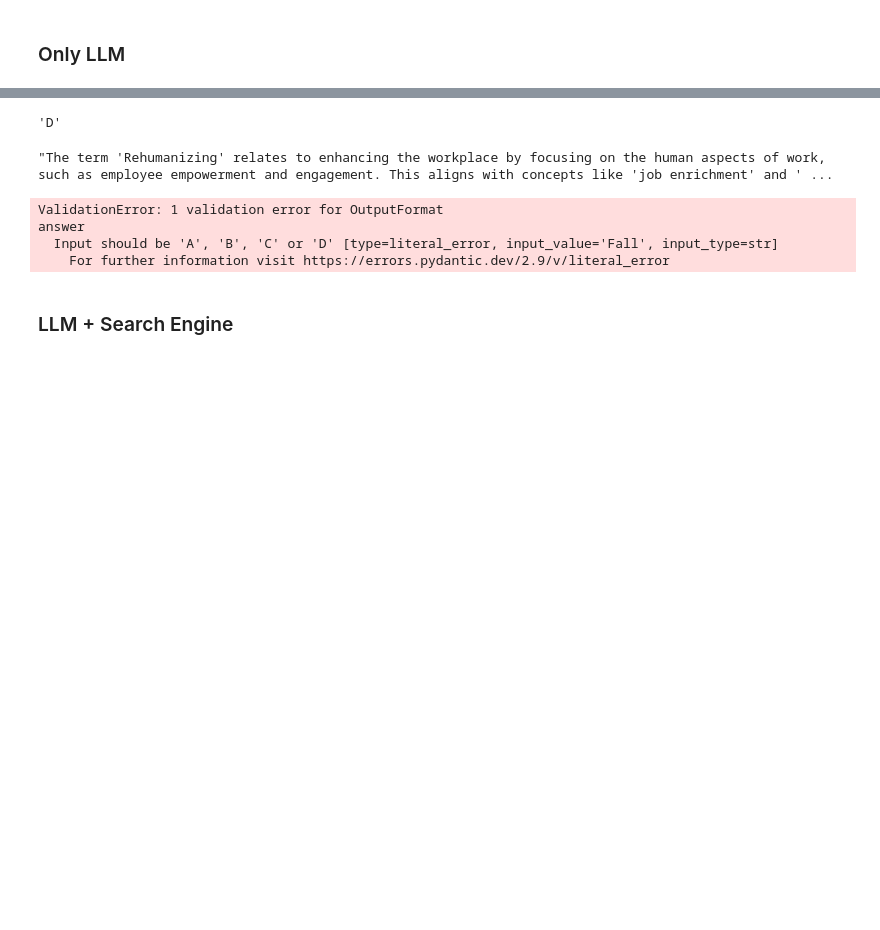
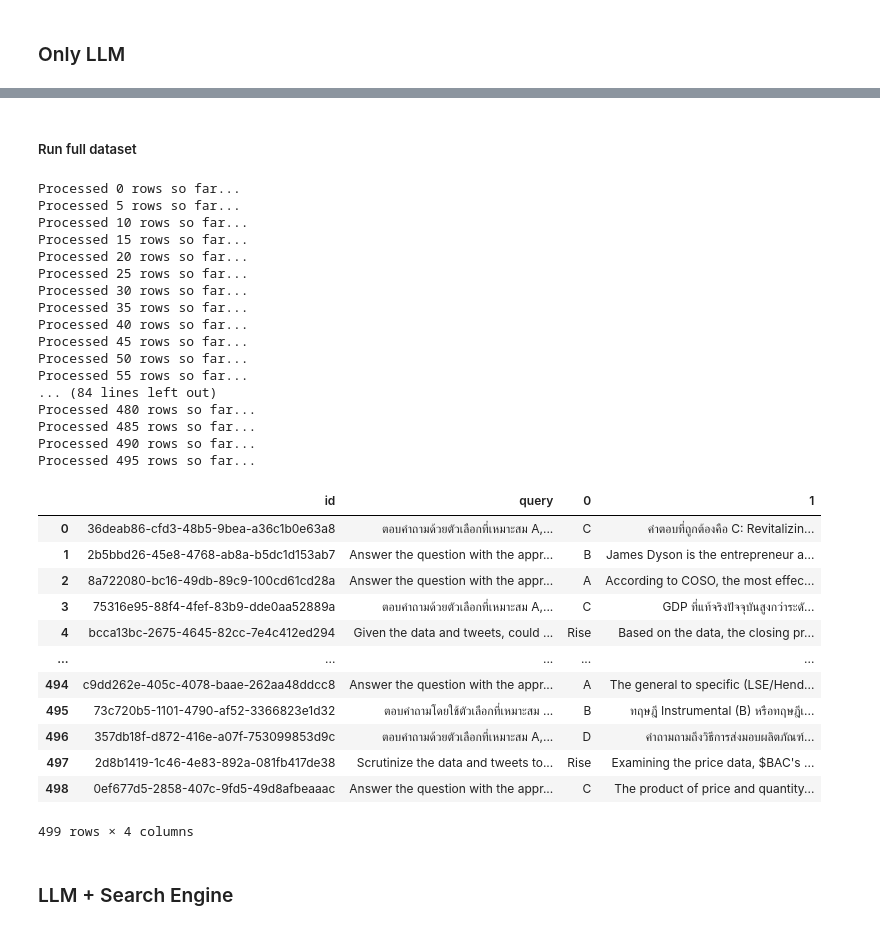
Before and after one commit to sirawitjariya/agentic_ai_finance_hackathon, a Jupyter notebook: example/langchain_example.ipynb, the cells around one changed output, grey strips where cells are left out. Cells and saved outputs as stored; diff of their text form; code cells hidden in the pictures; blank space fills up the shorter version.

Commit message:
new results 20250625 2:20
get result of
1. Only LLM
2. LLM + Search Engine

```diff
--- a/example/langchain_example.ipynb
+++ b/example/langchain_example.ipynb
@@ -146,6 +140,6 @@ Answer:
 # %%
 class OutputFormat(BaseModel):
-    answer: Literal["A", "B", "C", "D"] = Field(..., description="Choose the best answer from the multiple choices")
+    answer: str = Field(..., description="Choose the best answer from the multiple choices")
     reason: str = Field(..., description="A paragraph summarizing that leading to your conclusion")
 
 # 2) Define input TypedDict
@@ -156,7 +150,9 @@ class InputFormat(TypedDict):
 # 3) RCRC‐style prompt
 prompt = """
 <role>
-You are a financial expert trained to answer finance-related multiple-choice questions.
+You are the expert in multiple-choice question answering.
+You will be given a instruction and a question.
+Your task is to select the best answer and provide a concise explanation for your choice.
 </role>
 
 <context>
@@ -166,18 +162,17 @@ ID: {id}
 
 <result>
 Return JSON with:
-- answer: "A", "B", "C", or "D"
+- answer: best answer from the given instruction
 - reason: A concise explanation justifying the answer (32–256 tokens)
 </result>
 
 <constraint>
-- Only one answer: "A", "B", "C", or "D"
-- Reason length: >32 and <256 tokens
+- reason length: >32 and <256 tokens
 </constraint>
 """
 
 # 4) Initialize the LLM
-llm = ChatOpenAI(model="gpt-4o-mini", temperature=0.1)
+llm = ChatOpenAI(model="gpt-4.1", temperature=0.1)
 
 # 5) Convert Pydantic schema to OpenAI function spec
 function_spec = convert_pydantic_to_openai_function(OutputFormat)
@@ -214,28 +210,51 @@ OutputFormat(answer='D', reason="The term 'Rehumanizing' relates to enhancing th
-# %%
-response.answer
-# %% [output]
-'D'
-# %%
-response.reason
-# %% [output]
-"The term 'Rehumanizing' relates to enhancing the workplace by focusing on the human aspects of work, such as employee empowerment and engagement. This aligns with concepts like 'job enrichment' and ' ...
+# %% [markdown]
+##### Run full dataset
 # %%
 results = []
 
-for _, row in data.iterrows():
+for num, row in data.iterrows():
     input_data = InputFormat(id=row["id"], query=row["query"])
     result = chain.invoke(input_data)
     results.append([result.answer,result.reason])
 
-    # break
+    # time.sleep(0.2)  # Sleep to avoid hitting rate limits
+
+    if num % 5 == 0:
+        print(f"Processed {num} rows so far...")
 
 results_df = pd.DataFrame(results)
 final_df = pd.concat([data, results_df], axis=1)
 
 # display(results_df)
 display(final_df)
 # %% [output]
-ValidationError: 1 validation error for OutputFormat
-answer
-  Input should be 'A', 'B', 'C' or 'D' [type=literal_error, input_value='Fall', input_type=str]
-    For further information visit https://errors.pydantic.dev/2.9/v/literal_error
+Processed 0 rows so far...
+Processed 5 rows so far...
+Processed 10 rows so far...
+Processed 15 rows so far...
+Processed 20 rows so far...
+Processed 25 rows so far...
+Processed 30 rows so far...
+Processed 35 rows so far...
+Processed 40 rows so far...
+Processed 45 rows so far...
+Processed 50 rows so far...
+Processed 55 rows so far...
+... (84 lines left out)
+Processed 480 rows so far...
+Processed 485 rows so far...
+Processed 490 rows so far...
+Processed 495 rows so far...
+|  | id | query | 0 | 1 |
+| 0 | 36deab86-cfd3-48b5-9bea-a36c1b0e63a8 | ตอบคำถามด้วยตัวเลือกที่เหมาะสม A,... | C | คำตอบที่ถูกต้องคือ C: Revitalizin... |
+| 1 | 2b5bbd26-45e8-4768-ab8a-b5dc1d153ab7 | Answer the question with the appr... | B | James Dyson is the entrepreneur a... |
+| 2 | 8a722080-bc16-49db-89c9-100cd61cd28a | Answer the question with the appr... | A | According to COSO, the most effec... |
+| 3 | 75316e95-88f4-4fef-83b9-dde0aa52889a | ตอบคำถามด้วยตัวเลือกที่เหมาะสม A,... | C | GDP ที่แท้จริงปัจจุบันสูงกว่าระดั... |
+| 4 | bcca13bc-2675-4645-82cc-7e4c412ed294 | Given the data and tweets, could ... | Rise | Based on the data, the closing pr... |
+| ... | ... | ... | ... | ... |
+| 494 | c9dd262e-405c-4078-baae-262aa48ddcc8 | Answer the question with the appr... | A | The general to specific (LSE/Hend... |
+| 495 | 73c720b5-1101-4790-af52-3366823e1d32 | ตอบคำถามโดยใช้ตัวเลือกที่เหมาะสม ... | B | ทฤษฎี Instrumental (B) หรือทฤษฎีเ... |
+| 496 | 357db18f-d872-416e-a07f-753099853d9c | ตอบคำถามด้วยตัวเลือกที่เหมาะสม A,... | D | คำถามถามถึงวิธีการส่งมอบผลิตภัณฑ์... |
+| 497 | 2d8b1419-1c46-4e83-892a-081fb417de38 | Scrutinize the data and tweets to... | Rise | Examining the price data, $BAC's ... |
+| 498 | 0ef677d5-2858-407c-9fd5-49d8afbeaaac | Answer the question with the appr... | C | The product of price and quantity... |
+499 rows × 4 columns
```
Also changed, not shown: parts of 21 cells of this notebook, 5 other files.
